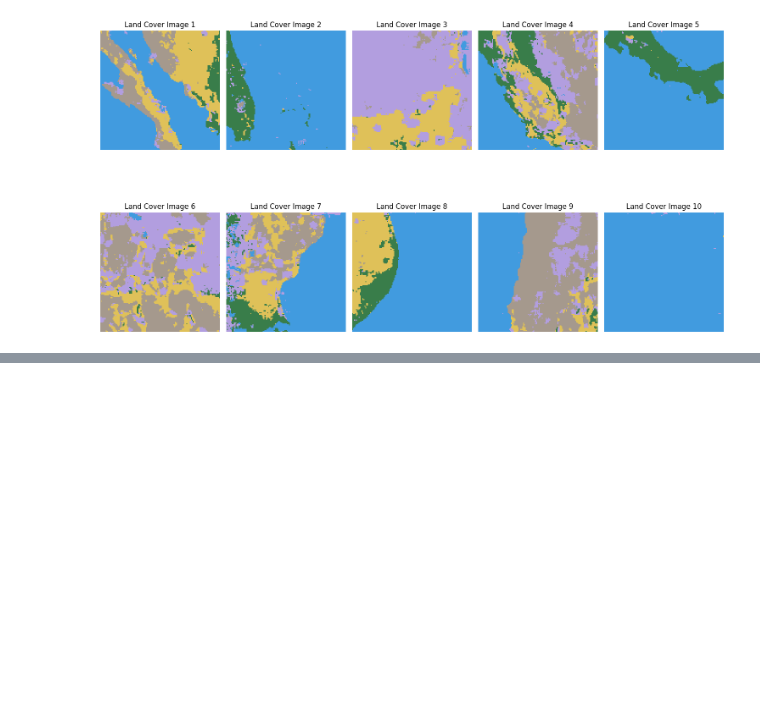
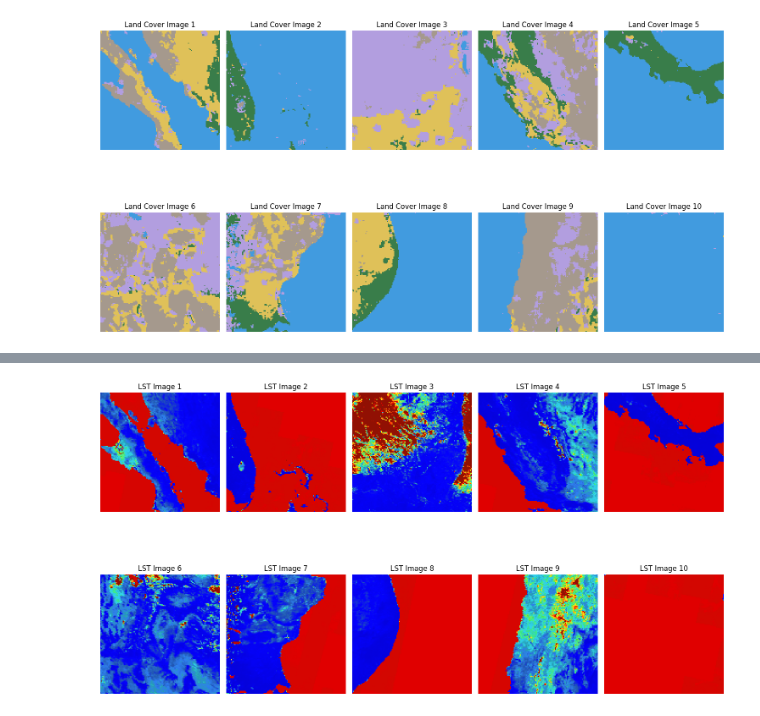
Before and after one commit to rohitp934/big_data_project, a Jupyter notebook: trainer/flax_inference.ipynb, the cells around one changed output, grey strips where cells are left out. Saved outputs shown, nothing was run; the diff lists cells and outputs as text; code cells hidden in the pictures; blank space fills up the shorter version.

```diff
--- a/trainer/flax_inference.ipynb
+++ b/trainer/flax_inference.ipynb
@@ -517,0 +222,3 @@ np.savetxt("output.csv", output, delimiter=",")
+# %%
+input = np.load("../models/flax/lst/test/epoch_140/lst/images.npy")
+print(input.shape)
@@ -517,0 +237,95 @@ np.savetxt("output.csv", output, delimiter=",")
+# %%
+import numpy as np
+from matplotlib.colors import LinearSegmentedColormap
+
+
+def render_lst_as_rgb(
+    lst: np.ndarray, min_val: float, max_val: float, palette: list[str]
+) -> np.ndarray:
+    """Converts LST array into an RGB image using a colormap from a list of hex colors.
+
+    Args:
+        lst: A float array with LST values.
+        min_val: Minimum value of LST for normalization.
+        max_val: Maximum value of LST for normalization.
+        palette: List of hex encoded colors used for the colormap.
+
+    Returns:
+        An RGB image array rendered based on LST values.
+    """
+    # Normalize the LST values to the range [0, 1]
+    normalized_lst = (lst - min_val) / (max_val - min_val)
+    normalized_lst = np.clip(
+        normalized_lst, 0, 1
+    )  # Ensure all values are within [0, 1]
+
+    # Create a color map from the given hex palette
+    colors = [
+        (int(c[:2], 16) / 255, int(c[2:4], 16) / 255, int(c[4:], 16) / 255)
+        for c in palette
+    ]
+    colormap = LinearSegmentedColormap.from_list("custom_lst", colors, N=256)
+
+    # Map normalized data to colors
+    rgb_image = colormap(normalized_lst)
+
+    return (rgb_image[:, :, :3] * 255).astype(np.uint8)  # Return as uint8
+
+
+def show_lst_inputs(
+    inputs: np.ndarray,
+    num_images: int = 10,
+    min_val: float = 273.15,
+    max_val: float = 273.15 + 42.86,
+):
+    """Displays a grid of LST input images using a specific color scale."""
+    plt.figure(figsize=(15, 10))  # Adjust the figure size as needed
+    for i in range(min(num_images, inputs.shape[0])):
+        lst_image = inputs[i, :, :, -1]  # Assuming the LST is in the last channel
+        rgb_image = render_lst_as_rgb(
+            lst_image,
+            min_val,
+            max_val,
+            [
+                "040274",
+                "040281",
+                "0502a3",
+                "0502b8",
+                "0502ce",
+                "0502e6",
+                "0602ff",
+                "235cb1",
+                "307ef3",
+                "269db1",
+                "30c8e2",
+                "32d3ef",
+                "3be285",
+                "3ff38f",
+                "86e26f",
+                "3ae237",
+                "b5e22e",
+                "d6e21f",
+                "fff705",
+                "ffd611",
+                "ffb613",
+                "ff8b13",
+                "ff6e08",
+                "ff500d",
+                "ff0000",
+                "de0101",
+                "c21301",
+                "a71001",
+                "911003",
+            ],
+        )
+        ax = plt.subplot(2, 5, i + 1)  # Adjust the grid size as needed
+        ax.imshow(rgb_image, interpolation="nearest")
+        ax.set_title(f"LST Image {i+1}")
+        ax.axis("off")  # Turn off axis numbers and ticks
+    plt.tight_layout()
+    plt.show()
+
+
+show_lst_inputs(input, 10, -1, 1)
+# %% [output]
+[figure, added]
```
Also changed, not shown: parts of 44 cells of this notebook, 1 other file.
